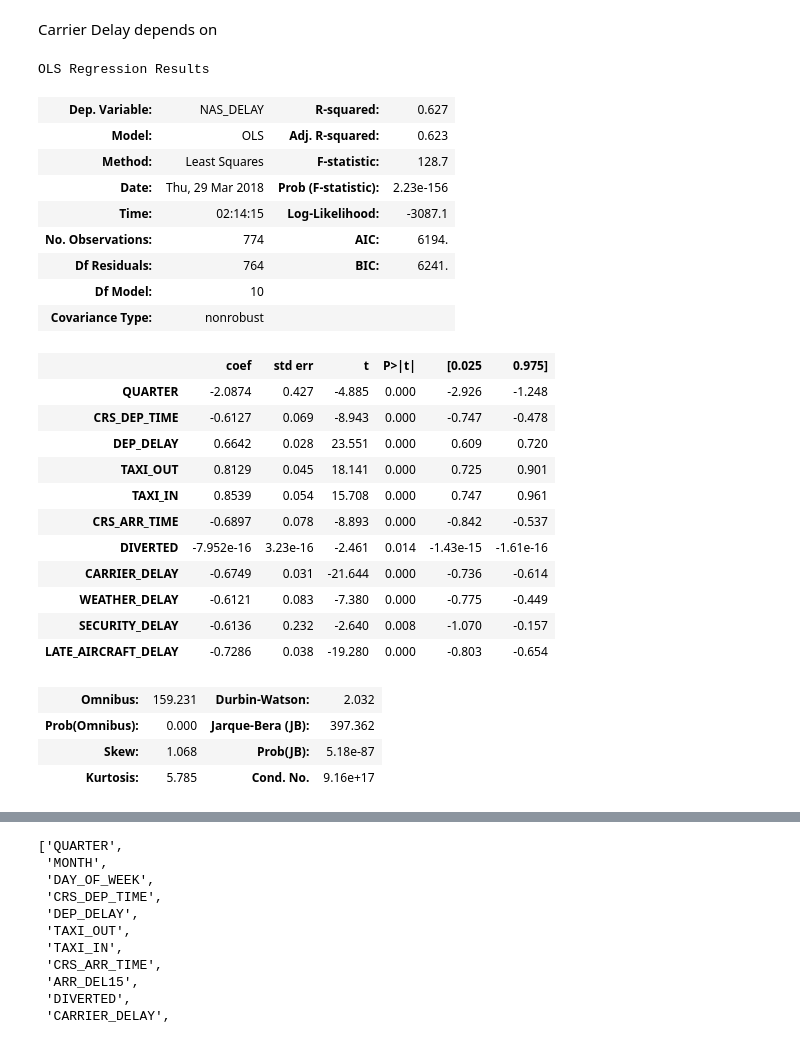
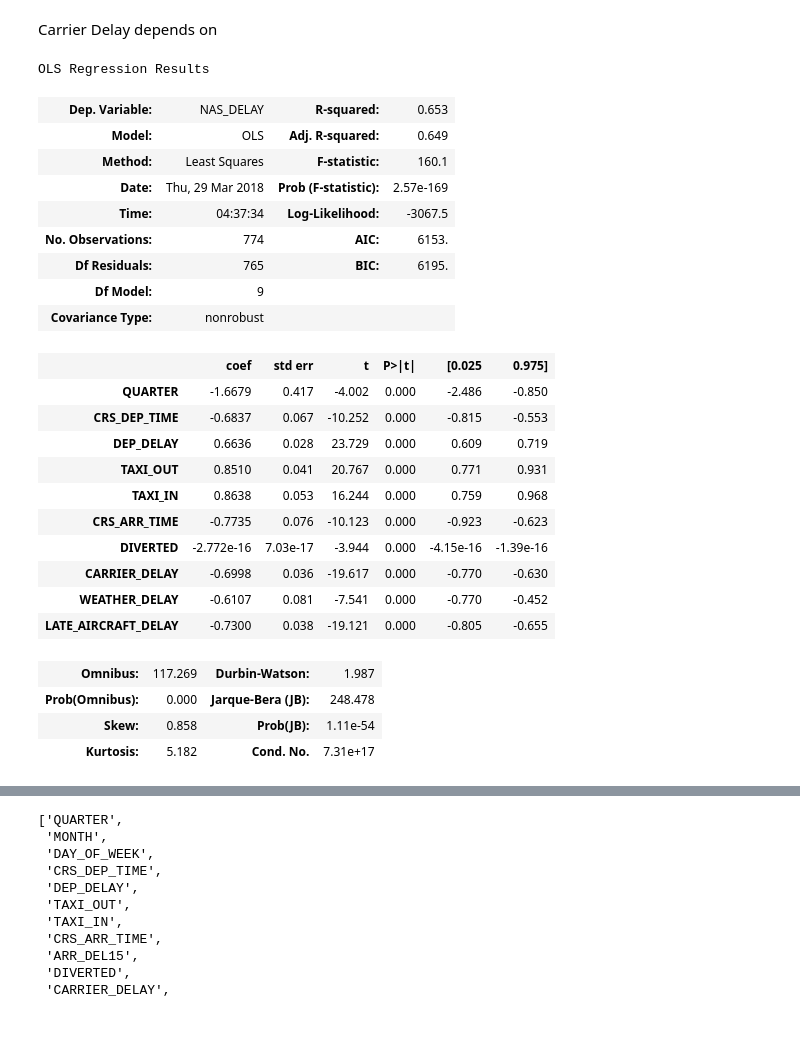
Before and after one commit to dy-choi/Flight-Delay-Analysis, a Jupyter notebook: FlightDelay.ipynb, the cells around one changed output, grey strips where cells are left out. Saved outputs shown, nothing was run; the diff lists cells and outputs as text; code cells hidden in the pictures.

```diff
--- a/FlightDelay.ipynb
+++ b/FlightDelay.ipynb
@@ -21,10 +23,12 @@ def filterRoutes(df):
     '''
     df = df[(df['ORIGIN'] == 'SFO') & (df['DEST'] == 'PHL') & (df['ARR_DELAY'] > 0)]
     df = df.reset_index()
-    return df.drop(['index','YEAR','ORIGIN','DEST', 'UNIQUE_CARRIER','DEP_TIME','DEP_TIME_BLK','DEP_DELAY_GROUP', 'DEP_DELAY_NEW', \
-                    'DEP_DEL15','WHEELS_OFF','WHEELS_ON','ARR_DELAY','ARR_DELAY_NEW','Unnamed: 29'],axis=1)
+    return df.drop(['index','YEAR','ORIGIN','DEST', 'UNIQUE_CARRIER','DEP_TIME','DEP_TIME_BLK','DEP_DELAY_GROUP', 'DEP_DELAY_NEW', 'DEP_DEL15','WHEELS_OFF','WHEELS_ON','ARR_DELAY','ARR_DELAY_NEW','Unnamed: 29'],axis=1)
 
 def dateColumns(df):
+    '''
+    Given a column with mm/dd/yyyy, create a MONTH and DAY column.
+    '''
     dates = [str(d).replace('/','') for d in list(df['Date'])]
     dates = [time.strptime(d,'%m%d%Y') for d in dates]
     df['MONTH'] = [d.tm_mon for d in dates]
@@ -69,12 +73,10 @@ airports_df = airports_df.drop(['DeparturesFor MetricComputation','ArrivalsFor M
 
 # find departure and arrival informations at airport at time of departure/arrival
 # SFO (departure)
-flights_SFO_df = pd.merge(flights_df, airports_df, how='inner', left_on=['MONTH','DAY_OF_MONTH','CRS_DEP_TIME'],\
-                         right_on=['MONTH','DAY','Hour'])
+flights_SFO_df = pd.merge(flights_df, airports_df, how='inner', left_on=['MONTH','DAY_OF_MONTH','CRS_DEP_TIME'], right_on=['MONTH','DAY','Hour'])
 flights_SFO_df = flights_SFO_df[flights_SFO_df['Facility'] == 'SFO']
 # PHL (arrival)
-flights_PHL_df = pd.merge(flights_df, airports_df, how='inner', left_on=['MONTH','DAY_OF_MONTH','CRS_DEP_TIME'],\
-                         right_on=['MONTH','DAY','Hour'])
+flights_PHL_df = pd.merge(flights_df, airports_df, how='inner', left_on=['MONTH','DAY_OF_MONTH','CRS_DEP_TIME'], right_on=['MONTH','DAY','Hour'])
 flights_PHL_df = flights_PHL_df[flights_PHL_df['Facility'] == 'PHL']
 # set departure/arrival information as fields of flights_df
 flights_df['DelayedDepartureSFO'] = flights_PHL_df['DelayedGateDepartures']
@@ -176,41 +182,39 @@ plt.show()
 # %% [markdown]
 Carrier Delay depends on
 # %%
-nas_delay_from = ['QUARTER','CRS_DEP_TIME','DEP_DELAY','TAXI_OUT','TAXI_IN','CRS_ARR_TIME','DIVERTED',\
-              'CARRIER_DELAY','WEATHER_DELAY','SECURITY_DELAY','LATE_AIRCRAFT_DELAY',]
+nas_delay_from = ['QUARTER','CRS_DEP_TIME','DEP_DELAY','TAXI_OUT','TAXI_IN','CRS_ARR_TIME','DIVERTED','CARRIER_DELAY','WEATHER_DELAY','LATE_AIRCRAFT_DELAY',]
 
 X = train_df[nas_delay_from]
 y = train_df['NAS_DELAY']
 
 model = sm.OLS(y, X).fit()
 predictions = model.predict(X) # make the predictions by the model
 
 # Print out the statistics
 model.summary()
 # %% [output]
 OLS Regression Results
-| Dep. Variable: | NAS_DELAY | R-squared: | 0.627 |
-| Model: | OLS | Adj. R-squared: | 0.623 |
-| Method: | Least Squares | F-statistic: | 128.7 |
-| Date: | Thu, 29 Mar 2018 | Prob (F-statistic): | 2.23e-156 |
-| Time: | 02:14:15 | Log-Likelihood: | -3087.1 |
-| No. Observations: | 774 | AIC: | 6194. |
-| Df Residuals: | 764 | BIC: | 6241. |
-| Df Model: | 10 |  |  |
+| Dep. Variable: | NAS_DELAY | R-squared: | 0.653 |
+| Model: | OLS | Adj. R-squared: | 0.649 |
+| Method: | Least Squares | F-statistic: | 160.1 |
+| Date: | Thu, 29 Mar 2018 | Prob (F-statistic): | 2.57e-169 |
+| Time: | 04:37:34 | Log-Likelihood: | -3067.5 |
+| No. Observations: | 774 | AIC: | 6153. |
+| Df Residuals: | 765 | BIC: | 6195. |
+| Df Model: | 9 |  |  |
 | Covariance Type: | nonrobust |  |  |
 |  | coef | std err | t | P>|t| | [0.025 | 0.975] |
-| QUARTER | -2.0874 | 0.427 | -4.885 | 0.000 | -2.926 | -1.248 |
-| CRS_DEP_TIME | -0.6127 | 0.069 | -8.943 | 0.000 | -0.747 | -0.478 |
-| DEP_DELAY | 0.6642 | 0.028 | 23.551 | 0.000 | 0.609 | 0.720 |
-| TAXI_OUT | 0.8129 | 0.045 | 18.141 | 0.000 | 0.725 | 0.901 |
-| TAXI_IN | 0.8539 | 0.054 | 15.708 | 0.000 | 0.747 | 0.961 |
-| CRS_ARR_TIME | -0.6897 | 0.078 | -8.893 | 0.000 | -0.842 | -0.537 |
-| DIVERTED | -7.952e-16 | 3.23e-16 | -2.461 | 0.014 | -1.43e-15 | -1.61e-16 |
-| CARRIER_DELAY | -0.6749 | 0.031 | -21.644 | 0.000 | -0.736 | -0.614 |
-| WEATHER_DELAY | -0.6121 | 0.083 | -7.380 | 0.000 | -0.775 | -0.449 |
-| SECURITY_DELAY | -0.6136 | 0.232 | -2.640 | 0.008 | -1.070 | -0.157 |
-| LATE_AIRCRAFT_DELAY | -0.7286 | 0.038 | -19.280 | 0.000 | -0.803 | -0.654 |
+| QUARTER | -1.6679 | 0.417 | -4.002 | 0.000 | -2.486 | -0.850 |
+| CRS_DEP_TIME | -0.6837 | 0.067 | -10.252 | 0.000 | -0.815 | -0.553 |
+| DEP_DELAY | 0.6636 | 0.028 | 23.729 | 0.000 | 0.609 | 0.719 |
+| TAXI_OUT | 0.8510 | 0.041 | 20.767 | 0.000 | 0.771 | 0.931 |
+| TAXI_IN | 0.8638 | 0.053 | 16.244 | 0.000 | 0.759 | 0.968 |
+| CRS_ARR_TIME | -0.7735 | 0.076 | -10.123 | 0.000 | -0.923 | -0.623 |
+| DIVERTED | -2.772e-16 | 7.03e-17 | -3.944 | 0.000 | -4.15e-16 | -1.39e-16 |
+| CARRIER_DELAY | -0.6998 | 0.036 | -19.617 | 0.000 | -0.770 | -0.630 |
+| WEATHER_DELAY | -0.6107 | 0.081 | -7.541 | 0.000 | -0.770 | -0.452 |
+| LATE_AIRCRAFT_DELAY | -0.7300 | 0.038 | -19.121 | 0.000 | -0.805 | -0.655 |
-| Omnibus: | 159.231 | Durbin-Watson: | 2.032 |
-| Prob(Omnibus): | 0.000 | Jarque-Bera (JB): | 397.362 |
-| Skew: | 1.068 | Prob(JB): | 5.18e-87 |
-| Kurtosis: | 5.785 | Cond. No. | 9.16e+17 |
+| Omnibus: | 117.269 | Durbin-Watson: | 1.987 |
+| Prob(Omnibus): | 0.000 | Jarque-Bera (JB): | 248.478 |
+| Skew: | 0.858 | Prob(JB): | 1.11e-54 |
+| Kurtosis: | 5.182 | Cond. No. | 7.31e+17 |
```
Also changed, not shown: parts of 53 cells of this notebook, 1 other file.
